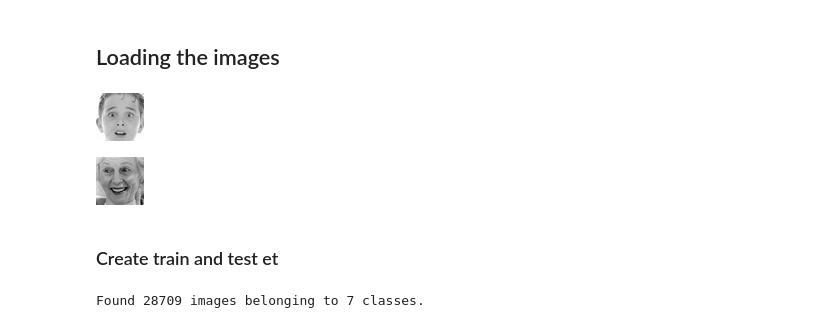
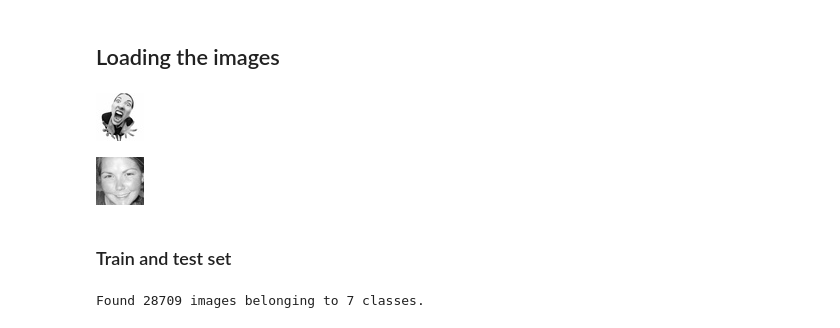
Before and after one commit to ArianFotouhi/FaceEmotionDetector, a Jupyter notebook: emotion_detector.ipynb, the cells around one changed output. Saved outputs shown, nothing was run; the diff lists cells and outputs as text; code cells hidden in the pictures.

```diff
--- a/emotion_detector.ipynb
+++ b/emotion_detector.ipynb
@@ -20,16 +20,16 @@ zip_object = zipfile.ZipFile(file=path, mode='r')
 zip_object.extractall('./')
 zip_object.close()
 # %%
-tf.keras.preprocessing.image.load_img('fer2013/train/Fear/1001.jpg')
+tf.keras.preprocessing.image.load_img('fer2013/train/Angry/1003.jpg')
 # %% [output]
-[figure, old version]
+[figure, new version]
 # %%
-image = tf.keras.preprocessing.image.load_img('fer2013/train/Happy/5.jpg')
+image = tf.keras.preprocessing.image.load_img('fer2013/train/Happy/1.jpg')
 image
 # %% [output]
-[figure, old version]
+[figure, new version]
 # %% [markdown]
-### Create train and test et
+### Train and test set
 # %%
 training_generator = ImageDataGenerator(rescale=1./255,
                                         rotation_range=7,
```
Also changed, not shown: parts of 30 cells of this notebook.
